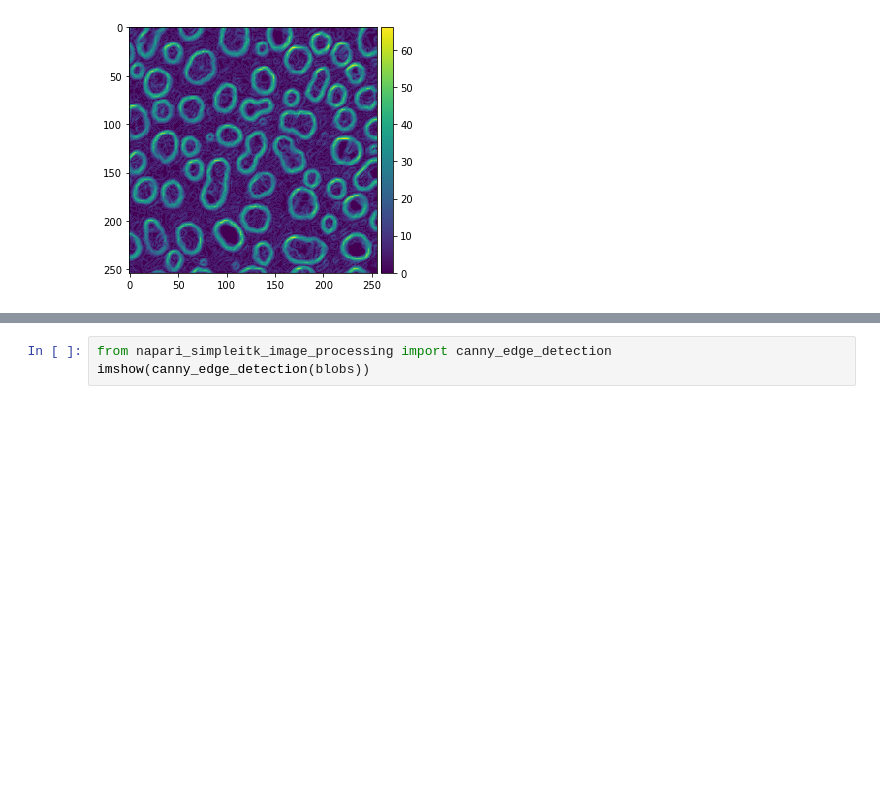
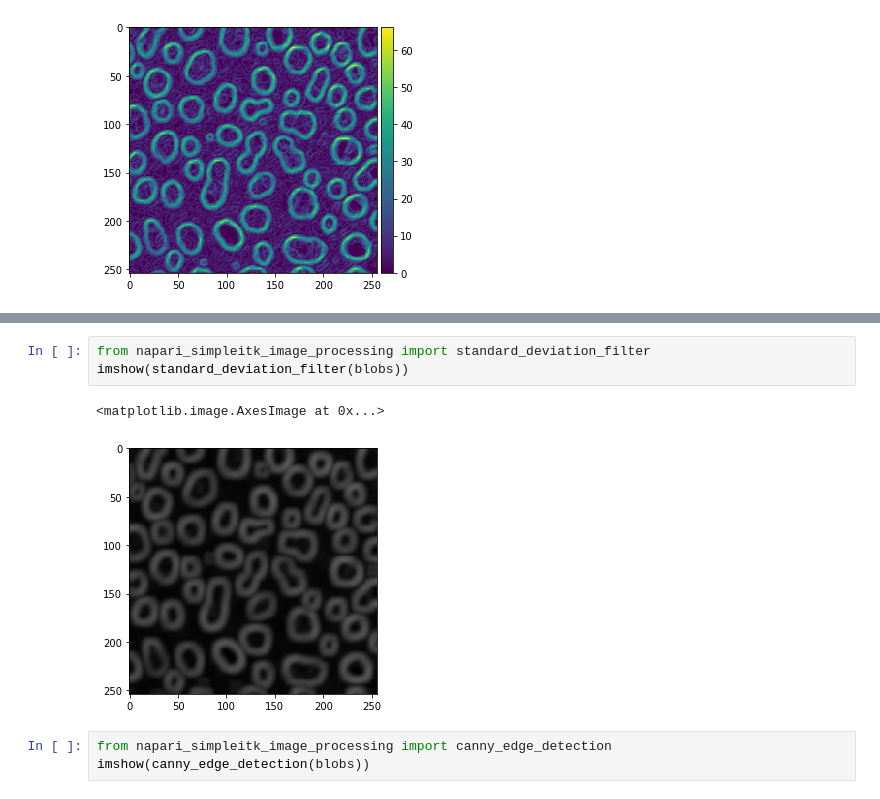
Before and after one commit to haesleinhuepf/napari-simpleitk-image-processing, a Jupyter notebook: docs/demo.ipynb, the cells around one changed output, grey strips where cells are left out. Saved outputs shown, nothing was run; the diff lists cells and outputs as text; blank space fills up the shorter version.

```diff
--- a/docs/demo.ipynb
+++ b/docs/demo.ipynb
@@ -154,3 +177,9 @@ imshow(gradient_magnitude(blobs))
+# %%
+from napari_simpleitk_image_processing import standard_deviation_filter
+imshow(standard_deviation_filter(blobs))
+# %% [output]
+<matplotlib.image.AxesImage at 0x...>
+[figure, added]
 # %%
 from napari_simpleitk_image_processing import canny_edge_detection
 imshow(canny_edge_detection(blobs))
```
Also changed, not shown: parts of 9 cells of this notebook.
